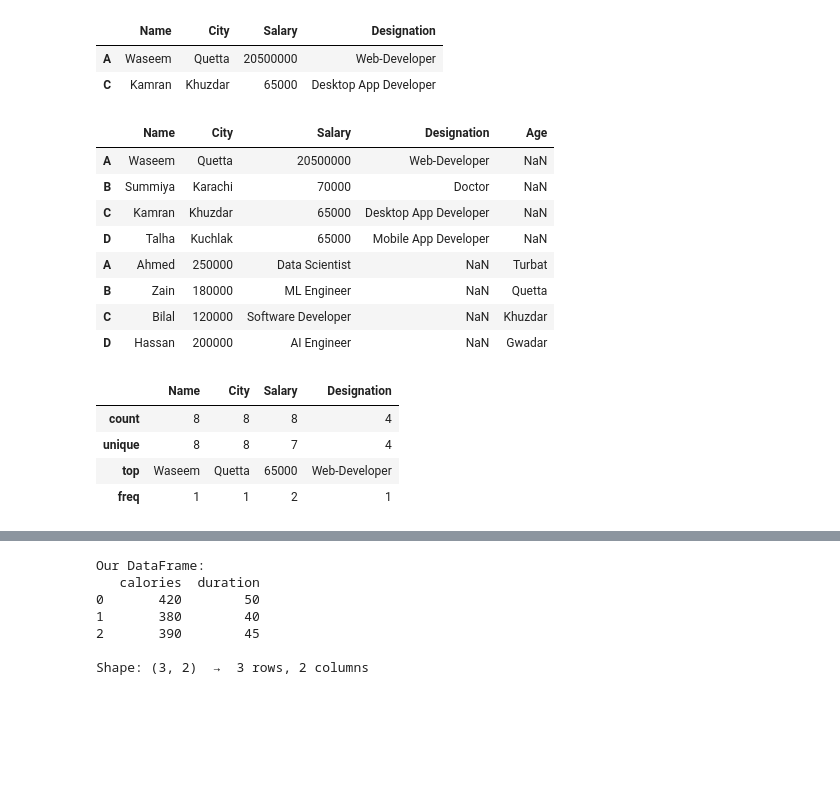
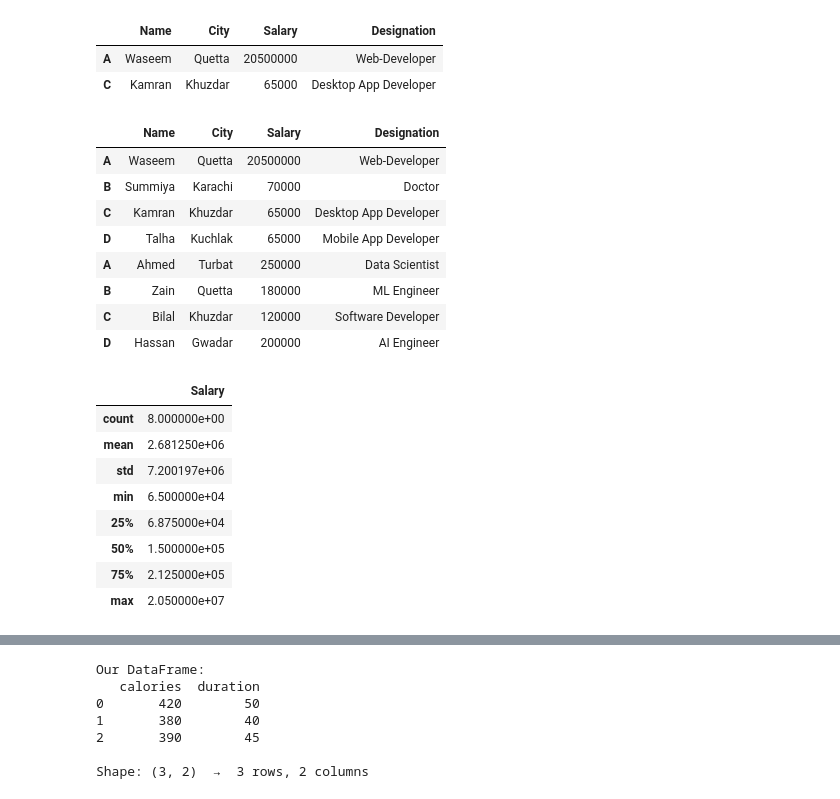
Before and after one commit to waseem-development/AI-NAVTTC, a Jupyter notebook: python/pandas/3_pandas_dataframes.ipynb, the cells around one changed output, grey strips where cells are left out. Drawn from its saved outputs; the diff is of its cells as text; code cells hidden in the pictures; blank space fills up the shorter version.

```diff
--- a/python/pandas/3_pandas_dataframes.ipynb
+++ b/python/pandas/3_pandas_dataframes.ipynb
@@ -216,30 +216,37 @@ df_01.iloc[0:3:2]   # works
 # %%
 new_data = [
     ["Ahmed", "Turbat", 250000, "Data Scientist"],
     ["Zain", "Quetta", 180000, "ML Engineer"],
     ["Bilal", "Khuzdar", 120000, "Software Developer"],
     ["Hassan", "Gwadar", 200000, "AI Engineer"]
 ]
-df_02 = pd.DataFrame(new_data, index=index_labels, columns=columns)
+
+correct_columns = ["Name", "City", "Salary", "Designation"]
+
+df_02 = pd.DataFrame(new_data, index=index_labels, columns=correct_columns)
 df_03 = pd.concat([df_01, df_02])
 df_03
 # %% [output]
-|  | Name | City | Salary | Designation | Age |
-| A | Waseem | Quetta | 20500000 | Web-Developer | NaN |
-| B | Summiya | Karachi | 70000 | Doctor | NaN |
-| C | Kamran | Khuzdar | 65000 | Desktop App Developer | NaN |
-| D | Talha | Kuchlak | 65000 | Mobile App Developer | NaN |
-| A | Ahmed | 250000 | Data Scientist | NaN | Turbat |
-| B | Zain | 180000 | ML Engineer | NaN | Quetta |
-| C | Bilal | 120000 | Software Developer | NaN | Khuzdar |
-| D | Hassan | 200000 | AI Engineer | NaN | Gwadar |
+|  | Name | City | Salary | Designation |
+| A | Waseem | Quetta | 20500000 | Web-Developer |
+| B | Summiya | Karachi | 70000 | Doctor |
+| C | Kamran | Khuzdar | 65000 | Desktop App Developer |
+| D | Talha | Kuchlak | 65000 | Mobile App Developer |
+| A | Ahmed | Turbat | 250000 | Data Scientist |
+| B | Zain | Quetta | 180000 | ML Engineer |
+| C | Bilal | Khuzdar | 120000 | Software Developer |
+| D | Hassan | Gwadar | 200000 | AI Engineer |
 # %%
 df_03.describe()
 # %% [output]
-|  | Name | City | Salary | Designation |
-| count | 8 | 8 | 8 | 4 |
-| unique | 8 | 8 | 7 | 4 |
-| top | Waseem | Quetta | 65000 | Web-Developer |
-| freq | 1 | 1 | 2 | 1 |
+|  | Salary |
+| count | 8.000000e+00 |
+| mean | 2.681250e+06 |
+| std | 7.200197e+06 |
+| min | 6.500000e+04 |
+| 25% | 6.875000e+04 |
+| 50% | 1.500000e+05 |
+| 75% | 2.125000e+05 |
+| max | 2.050000e+07 |
 # %%
 df_03.info()
```
Also changed, not shown: parts of 6 cells of this notebook, 1 other file.
